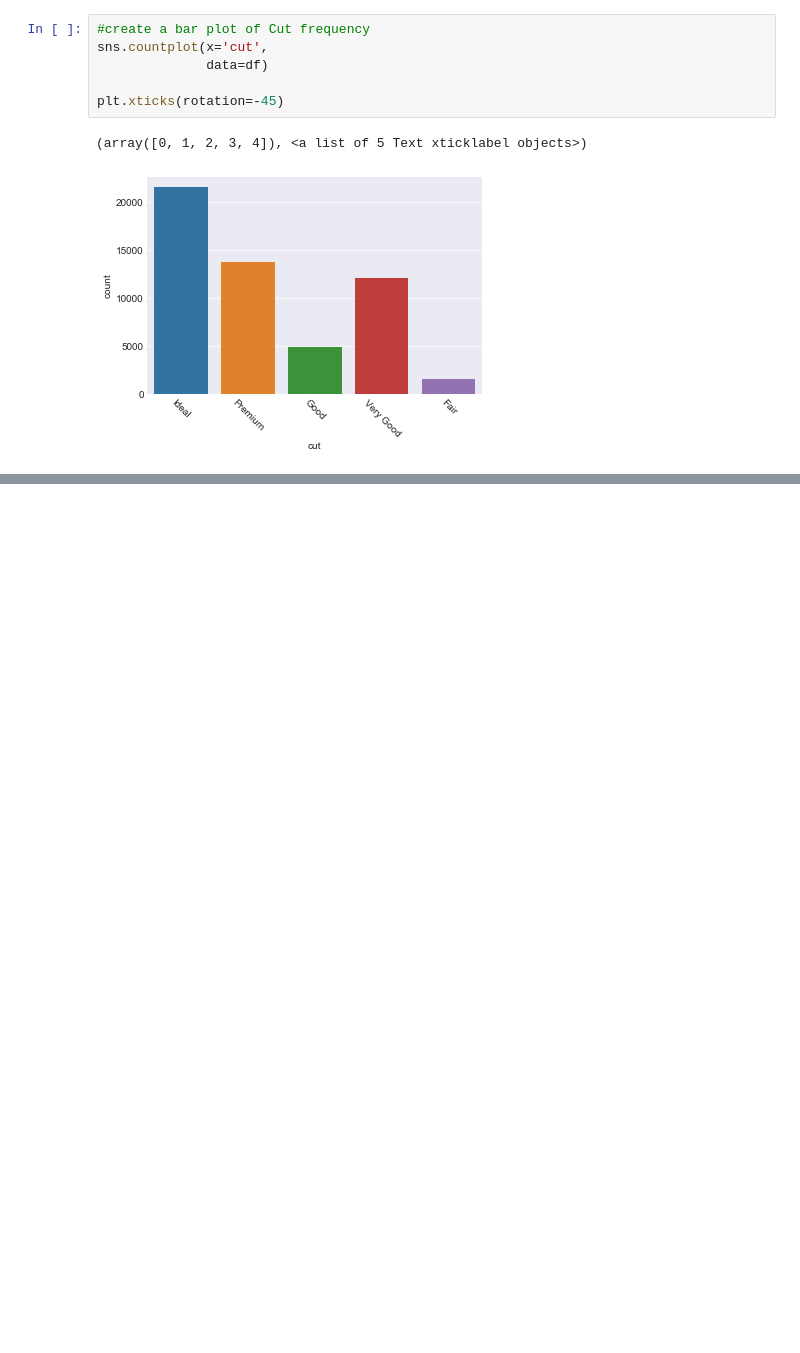
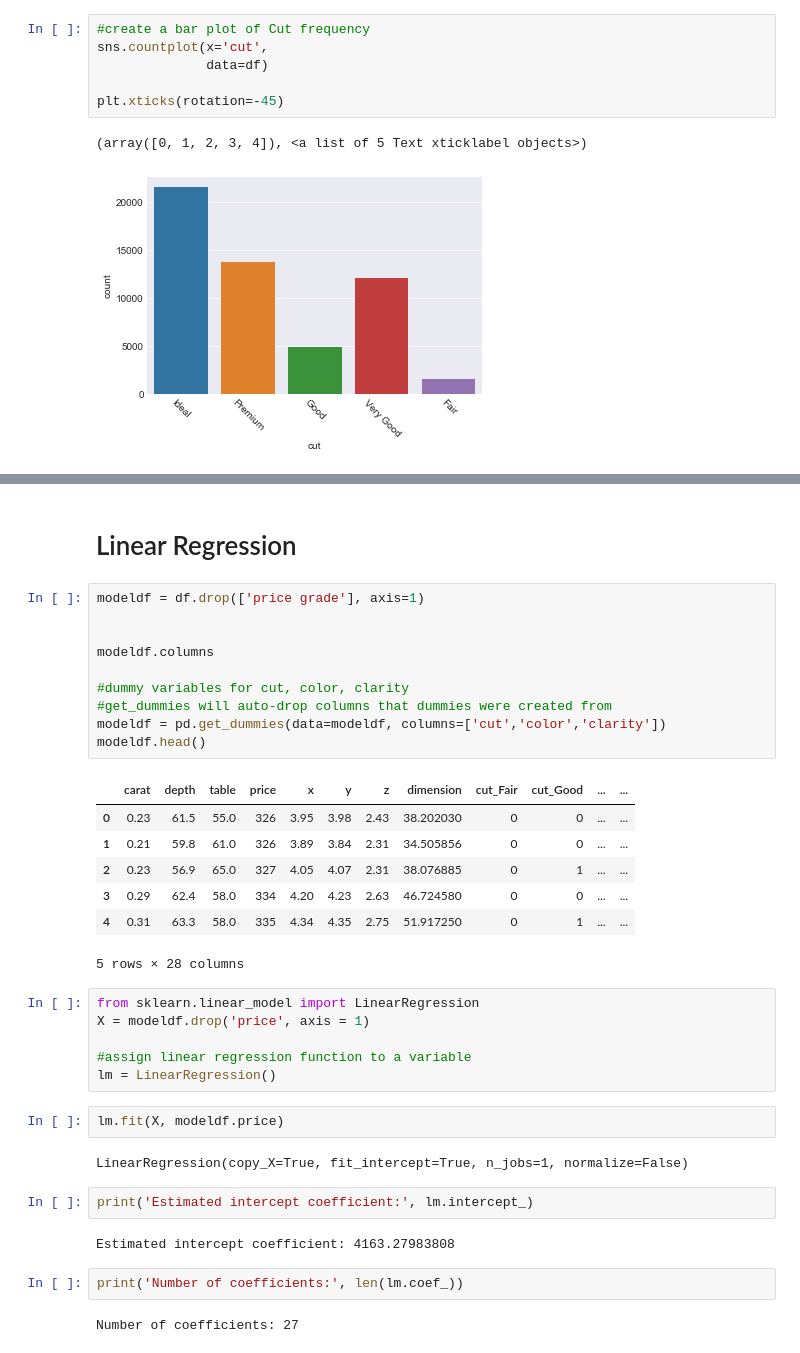
Before and after one commit to ptran265/DataAnalyticsBootcamp, a Jupyter notebook: Diamonds1.ipynb, the cells around one changed output, grey strips where cells are left out. Saved outputs shown, nothing was run; the diff lists cells and outputs as text; blank space fills up the shorter version.

```diff
--- a/Diamonds1.ipynb
+++ b/Diamonds1.ipynb
@@ -514,0 +570,38 @@ plt.xticks(rotation=-45)
+# %% [markdown]
+# Linear Regression
+# %%
+modeldf = df.drop(['price grade'], axis=1)
+
+
+modeldf.columns
+
+#dummy variables for cut, color, clarity
+#get_dummies will auto-drop columns that dummies were created from
+modeldf = pd.get_dummies(data=modeldf, columns=['cut','color','clarity'])
+modeldf.head()
+# %% [output]
+|  | carat | depth | table | price | x | y | z | dimension | cut_Fair | cut_Good | ... | ... |
+| 0 | 0.23 | 61.5 | 55.0 | 326 | 3.95 | 3.98 | 2.43 | 38.202030 | 0 | 0 | ... | ... |
+| 1 | 0.21 | 59.8 | 61.0 | 326 | 3.89 | 3.84 | 2.31 | 34.505856 | 0 | 0 | ... | ... |
+| 2 | 0.23 | 56.9 | 65.0 | 327 | 4.05 | 4.07 | 2.31 | 38.076885 | 0 | 1 | ... | ... |
+| 3 | 0.29 | 62.4 | 58.0 | 334 | 4.20 | 4.23 | 2.63 | 46.724580 | 0 | 0 | ... | ... |
+| 4 | 0.31 | 63.3 | 58.0 | 335 | 4.34 | 4.35 | 2.75 | 51.917250 | 0 | 1 | ... | ... |
+5 rows × 28 columns
+# %%
+from sklearn.linear_model import LinearRegression
+X = modeldf.drop('price', axis = 1)
+
+#assign linear regression function to a variable
+lm = LinearRegression()
+# %%
+lm.fit(X, modeldf.price)
+# %% [output]
+LinearRegression(copy_X=True, fit_intercept=True, n_jobs=1, normalize=False)
+# %%
+print('Estimated intercept coefficient:', lm.intercept_)
+# %% [output]
+Estimated intercept coefficient: 4163.27983808
+# %%
+print('Number of coefficients:', len(lm.coef_))
+# %% [output]
+Number of coefficients: 27
```
Also changed, not shown: parts of 44 cells of this notebook.
